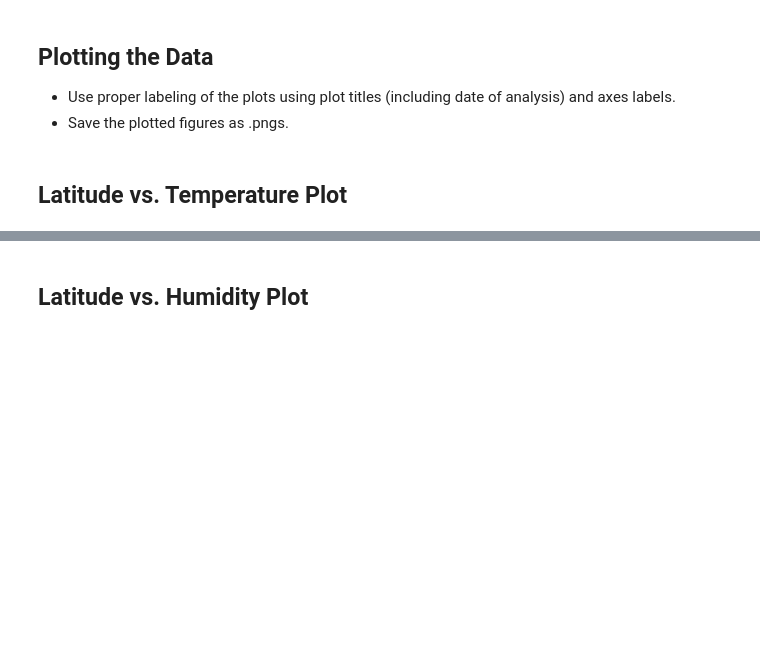
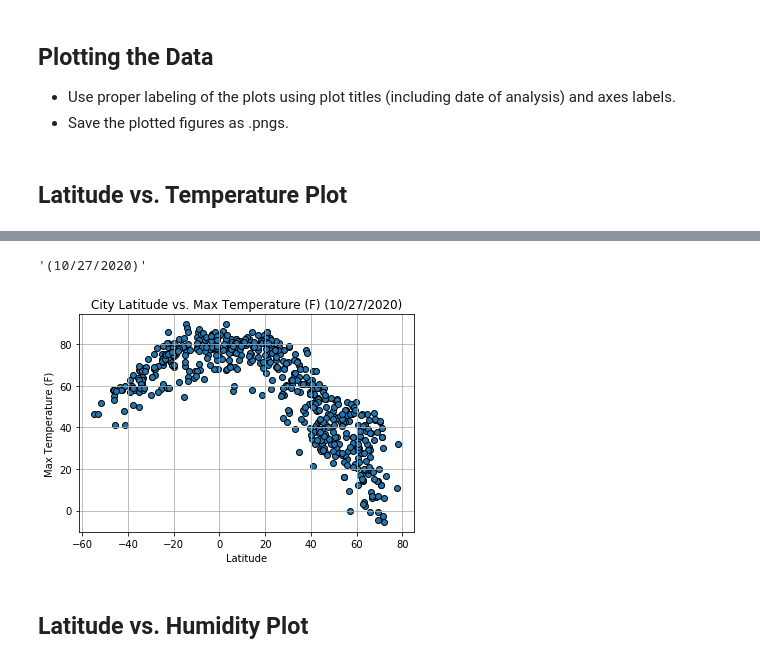
Before and after one commit to mgood13/python-api-challenge, a Jupyter notebook: WeatherPy/WeatherPy.ipynb, the cells around one changed output, grey strips where cells are left out. Cells and saved outputs as stored; diff of their text form; code cells hidden in the pictures; blank space fills up the shorter version.

Commit message:
Created the dataframe and created a few of the plots

```diff
--- a/WeatherPy/WeatherPy.ipynb
+++ b/WeatherPy/WeatherPy.ipynb
@@ -194,2 +175,22 @@ Int64Index([], dtype='int64')
+# %%
+# Calculate the date from the Unix Timestamp provided
+# Notice that all the dates are similar, ust timestamps from the same day
+# So we will take the date and use it in our plot titles
+
+month = datetime.date.fromtimestamp(data_storage['Date'][0]).month
+day = datetime.date.fromtimestamp(data_storage['Date'][0]).day
+year = datetime.date.fromtimestamp(data_storage['Date'][0]).year
+date = "(" + str(month) + "/" + str(day) + "/" + str(year) + ")"
+# %% [output]
+'(10/27/2020)'
+# %%
+plt.scatter(weather_df['Lat'],weather_df['Max Temp'],edgecolors = 'black')
+plt.grid()
+plt.xlabel('Latitude')
+plt.ylabel('Max Temperature (F)')
+plt.title('City Latitude vs. Max Temperature (F) ' + date)
+plt.show()
+# %% [output]
+[figure, added]
 # %% [markdown]
 ## Latitude vs. Humidity Plot
```
Also changed, not shown: parts of 27 cells of this notebook, 1 other file.
